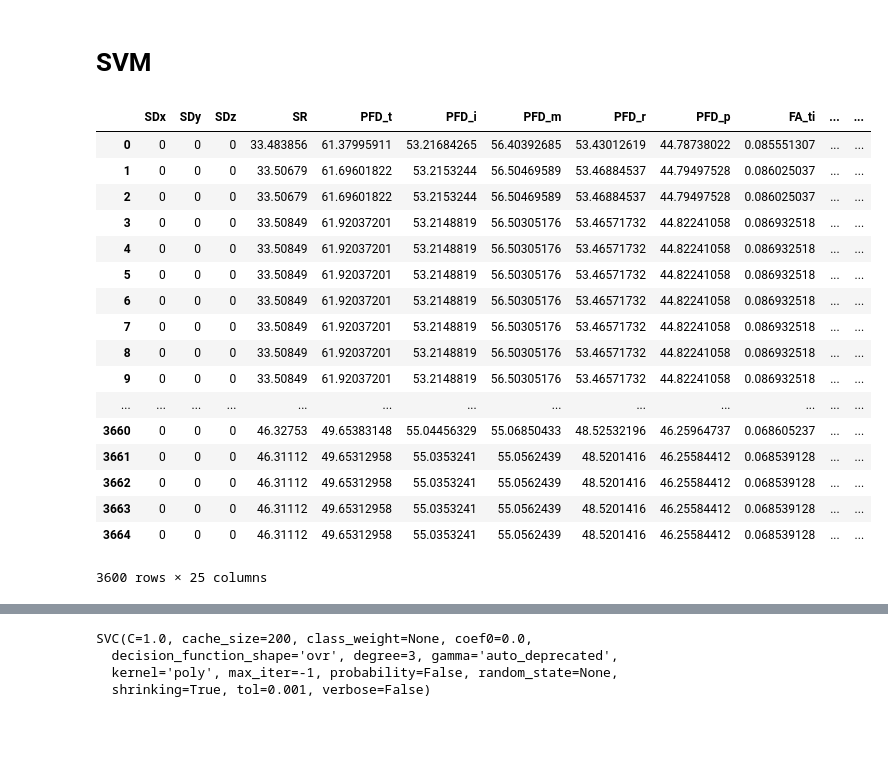
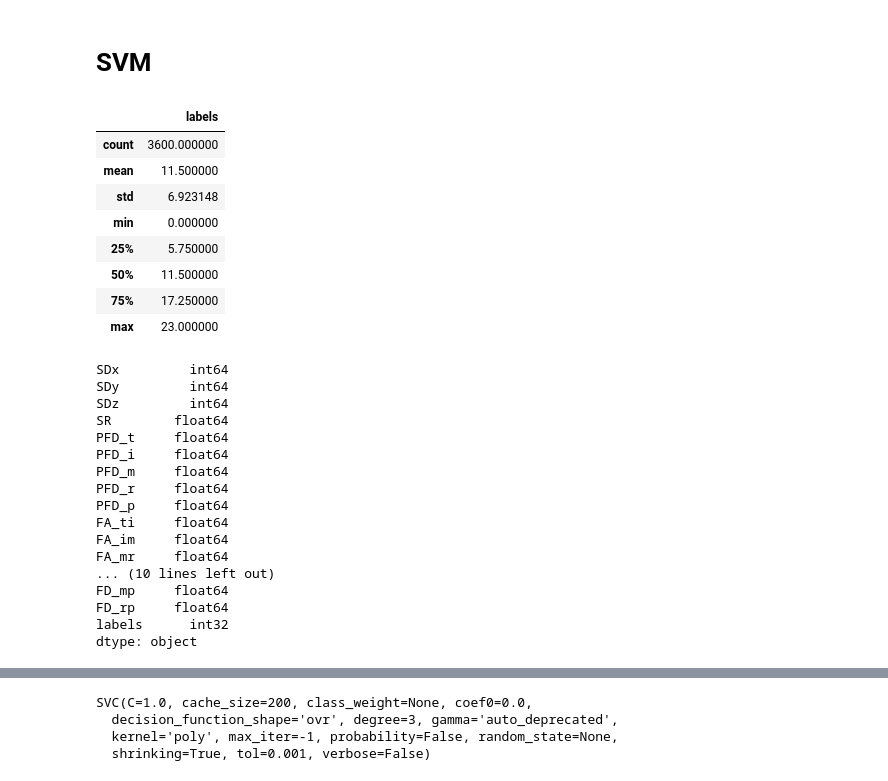
Before and after one commit to owenmedina/FingerSpell, a Jupyter notebook: SVM.ipynb, the cells around one changed output, grey strips where cells are left out. Drawn from its saved outputs; the diff is of its cells as text; code cells hidden in the pictures; blank space fills up the shorter version.

```diff
--- a/SVM.ipynb
+++ b/SVM.ipynb
@@ -111,23 +112,35 @@ df
 # %%
 ##SVM
 df = df.drop(columns='name')
-df
+df.describe()
 # %% [output]
-|  | SDx | SDy | SDz | SR | PFD_t | PFD_i | PFD_m | PFD_r | PFD_p | FA_ti | ... | ... |
-| 0 | 0 | 0 | 0 | 33.483856 | 61.37995911 | 53.21684265 | 56.40392685 | 53.43012619 | 44.78738022 | 0.085551307 | ... | ... |
-| 1 | 0 | 0 | 0 | 33.50679 | 61.69601822 | 53.2153244 | 56.50469589 | 53.46884537 | 44.79497528 | 0.086025037 | ... | ... |
-| 2 | 0 | 0 | 0 | 33.50679 | 61.69601822 | 53.2153244 | 56.50469589 | 53.46884537 | 44.79497528 | 0.086025037 | ... | ... |
-| 3 | 0 | 0 | 0 | 33.50849 | 61.92037201 | 53.2148819 | 56.50305176 | 53.46571732 | 44.82241058 | 0.086932518 | ... | ... |
-| 4 | 0 | 0 | 0 | 33.50849 | 61.92037201 | 53.2148819 | 56.50305176 | 53.46571732 | 44.82241058 | 0.086932518 | ... | ... |
-| 5 | 0 | 0 | 0 | 33.50849 | 61.92037201 | 53.2148819 | 56.50305176 | 53.46571732 | 44.82241058 | 0.086932518 | ... | ... |
-| 6 | 0 | 0 | 0 | 33.50849 | 61.92037201 | 53.2148819 | 56.50305176 | 53.46571732 | 44.82241058 | 0.086932518 | ... | ... |
-| 7 | 0 | 0 | 0 | 33.50849 | 61.92037201 | 53.2148819 | 56.50305176 | 53.46571732 | 44.82241058 | 0.086932518 | ... | ... |
-| 8 | 0 | 0 | 0 | 33.50849 | 61.92037201 | 53.2148819 | 56.50305176 | 53.46571732 | 44.82241058 | 0.086932518 | ... | ... |
-| 9 | 0 | 0 | 0 | 33.50849 | 61.92037201 | 53.2148819 | 56.50305176 | 53.46571732 | 44.82241058 | 0.086932518 | ... | ... |
-| ... | ... | ... | ... | ... | ... | ... | ... | ... | ... | ... | ... | ... |
-| 3660 | 0 | 0 | 0 | 46.32753 | 49.65383148 | 55.04456329 | 55.06850433 | 48.52532196 | 46.25964737 | 0.068605237 | ... | ... |
-| 3661 | 0 | 0 | 0 | 46.31112 | 49.65312958 | 55.0353241 | 55.0562439 | 48.5201416 | 46.25584412 | 0.068539128 | ... | ... |
-| 3662 | 0 | 0 | 0 | 46.31112 | 49.65312958 | 55.0353241 | 55.0562439 | 48.5201416 | 46.25584412 | 0.068539128 | ... | ... |
-| 3663 | 0 | 0 | 0 | 46.31112 | 49.65312958 | 55.0353241 | 55.0562439 | 48.5201416 | 46.25584412 | 0.068539128 | ... | ... |
-| 3664 | 0 | 0 | 0 | 46.31112 | 49.65312958 | 55.0353241 | 55.0562439 | 48.5201416 | 46.25584412 | 0.068539128 | ... | ... |
+|  | labels |
+| count | 3600.000000 |
+| mean | 11.500000 |
+| std | 6.923148 |
+| min | 0.000000 |
+| 25% | 5.750000 |
+| 50% | 11.500000 |
+| 75% | 17.250000 |
+| max | 23.000000 |
-3600 rows × 25 columns
+# %%
+df = df.apply(pd.to_numeric, errors='coerce')
+df.dtypes
+# %% [output]
+SDx         int64
+SDy         int64
+SDz         int64
+SR        float64
+PFD_t     float64
+PFD_i     float64
+PFD_m     float64
+PFD_r     float64
+PFD_p     float64
+FA_ti     float64
+FA_im     float64
+FA_mr     float64
+... (10 lines left out)
+FD_mp     float64
+FD_rp     float64
+labels      int32
+dtype: object
```
Also changed, not shown: parts of 20 cells of this notebook, 4 other files.
